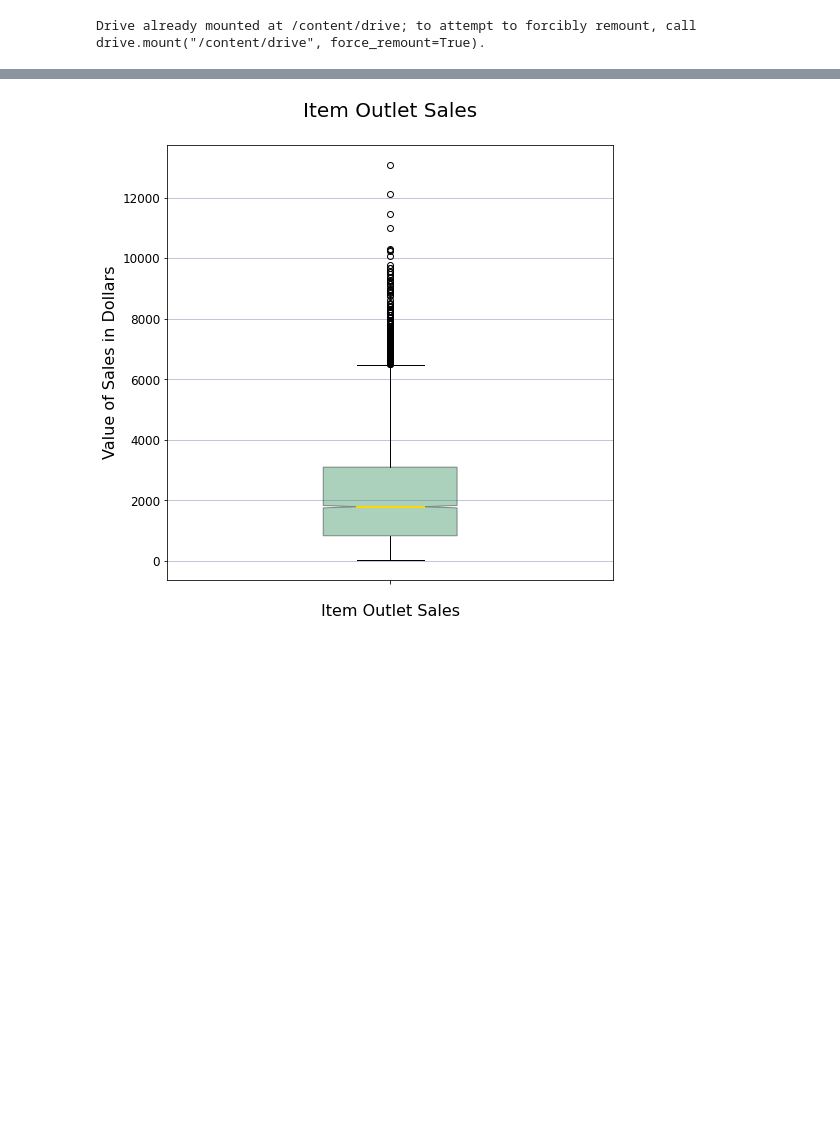
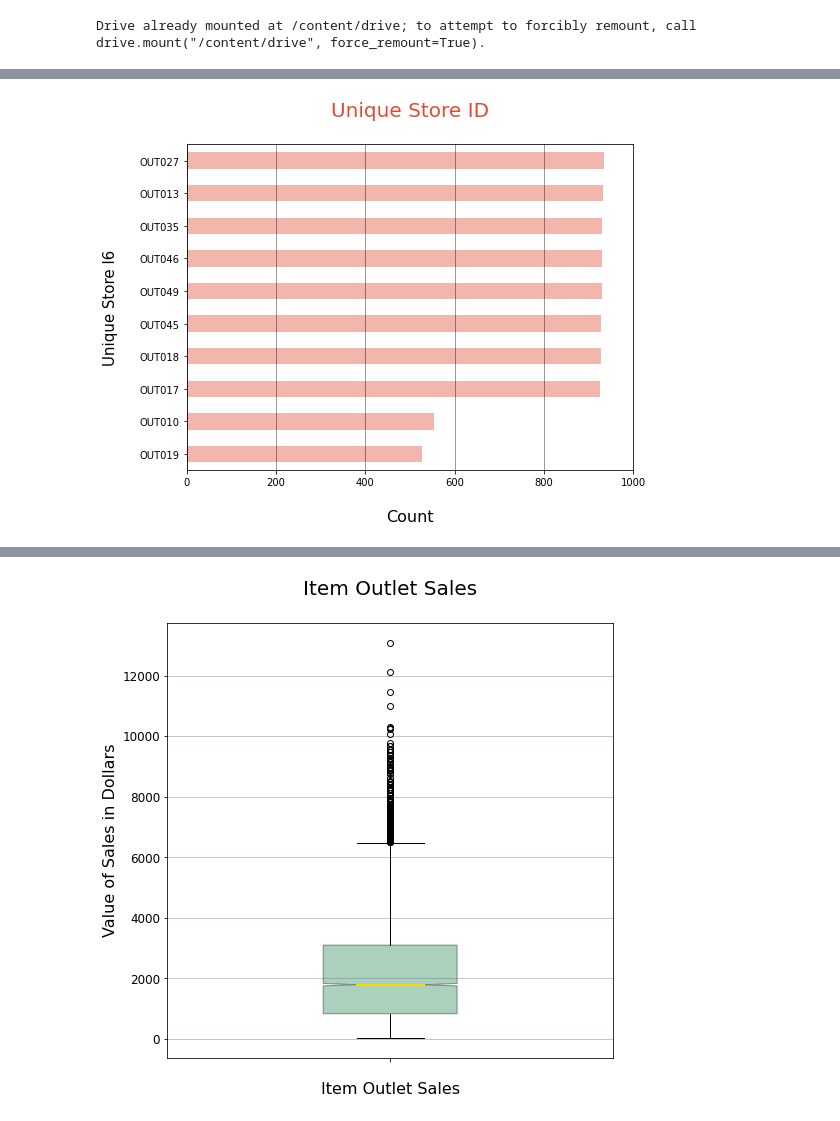
Before and after one commit to starkjones/Food-Sales-Predictions, a Jupyter notebook: Food_Sales_Prediction.ipynb, the cells around one changed output, grey strips where cells are left out. Drawn from its saved outputs; the diff is of its cells as text; code cells hidden in the pictures; blank space fills up the shorter version.

```diff
--- a/Food_Sales_Prediction.ipynb
+++ b/Food_Sales_Prediction.ipynb
@@ -317,0 +263,12 @@ sns.boxplot(data= df, x='Outlet_Location_Type', y='Item_Outlet_Sales', ax=axes[1
+# %%
+groceries = df['Outlet_Identifier'].value_counts().sort_values(ascending=True)
+
+groceries.plot(kind='barh', alpha = .4, color='#e34a33', figsize= (8,6), );
+plt.title('Unique Store ID\n', color= '#e34a33', fontsize =20)
+plt.xlabel('\nCount', fontsize = 16)
+plt.xlim(0,1000, )
+plt.ylabel('Unique Store I6\n', fontsize = 15)
+plt.grid(axis ='x', color ='black', alpha=.5)
+plt.show()
+# %% [output]
+[figure, added]
```
Also changed, not shown: parts of 64 cells of this notebook.
